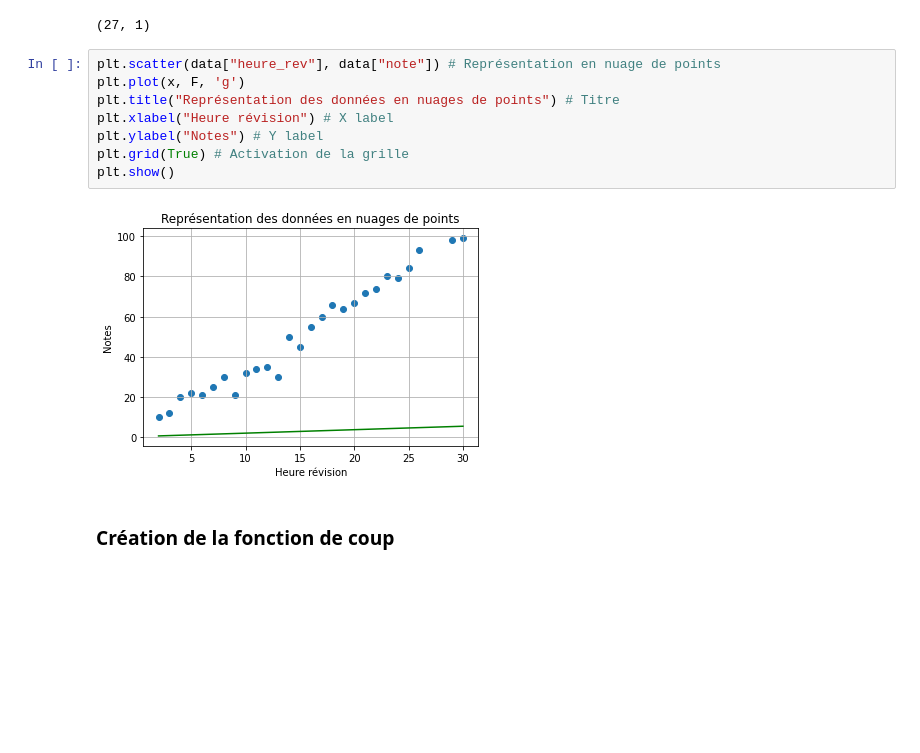
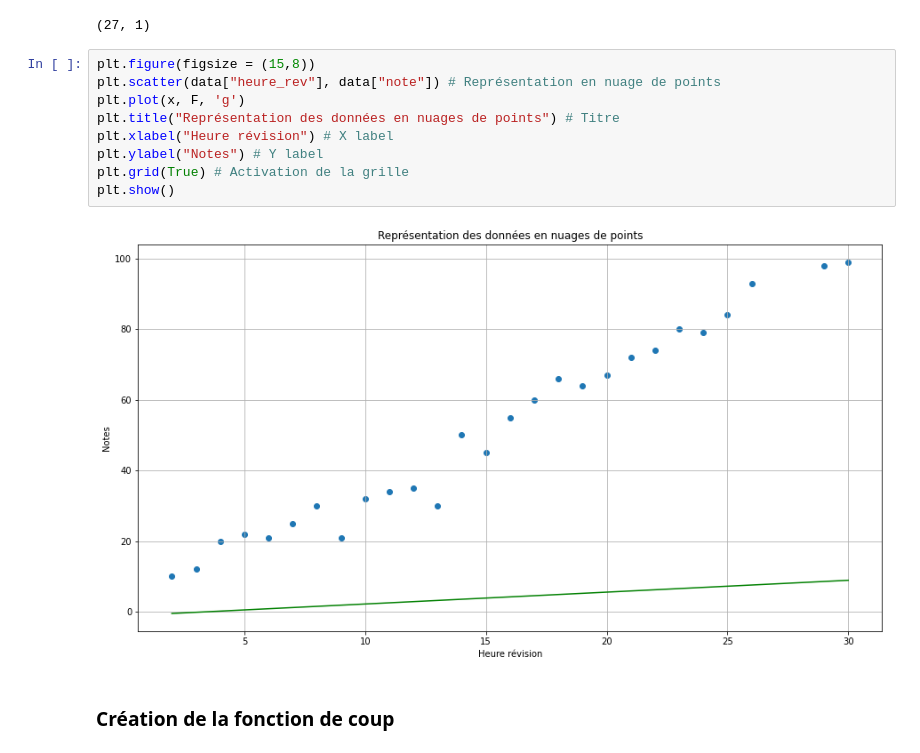
Before and after one commit to CassiaFa/Premier_modele_IA_Simplon, a Jupyter notebook: Premier_model_IA.ipynb, the cells around one changed output. Saved outputs shown, nothing was run; the diff lists cells and outputs as text; blank space fills up the shorter version.

```diff
--- a/Premier_model_IA.ipynb
+++ b/Premier_model_IA.ipynb
@@ -63,15 +64,16 @@ F.shape
 # %% [output]
 (27, 1)
 # %%
+plt.figure(figsize = (15,8))
 plt.scatter(data["heure_rev"], data["note"]) # Représentation en nuage de points
 plt.plot(x, F, 'g')
 plt.title("Représentation des données en nuages de points") # Titre
 plt.xlabel("Heure révision") # X label
 plt.ylabel("Notes") # Y label
 plt.grid(True) # Activation de la grille
 plt.show()
 # %% [output]
-[figure, old version]
+[figure, new version]
 # %% [markdown]
 ### Création de la fonction de coup
 # %%
```
Also changed, not shown: parts of 77 cells of this notebook.
